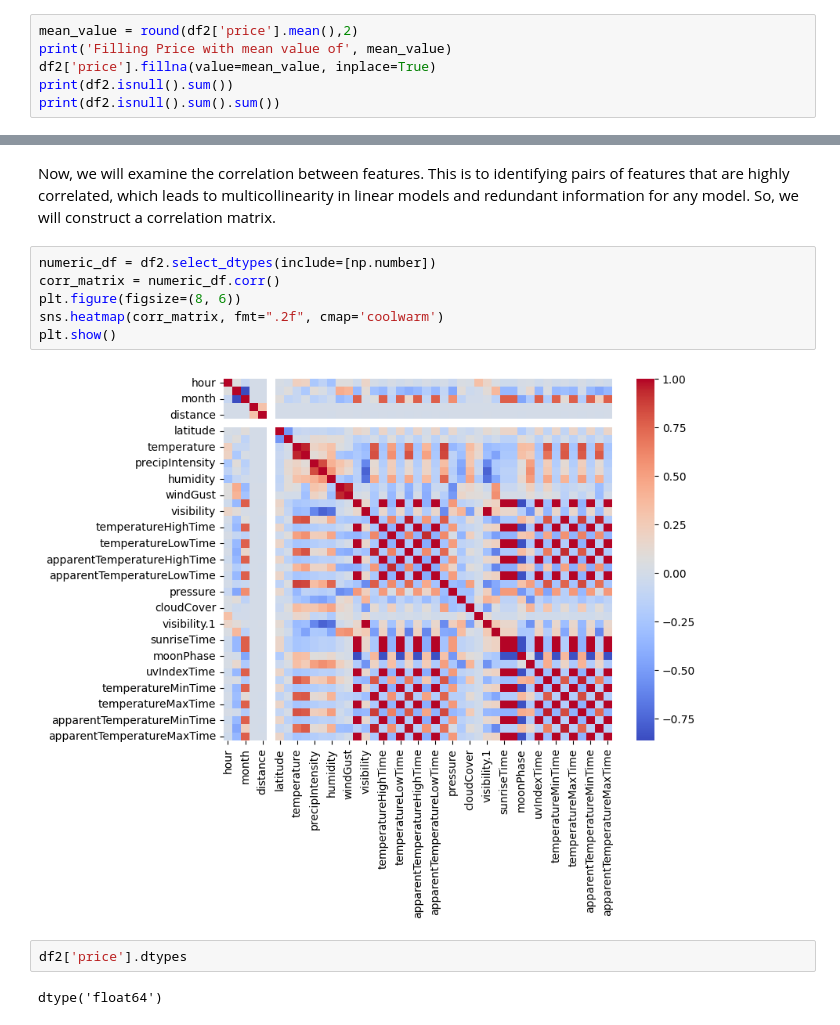
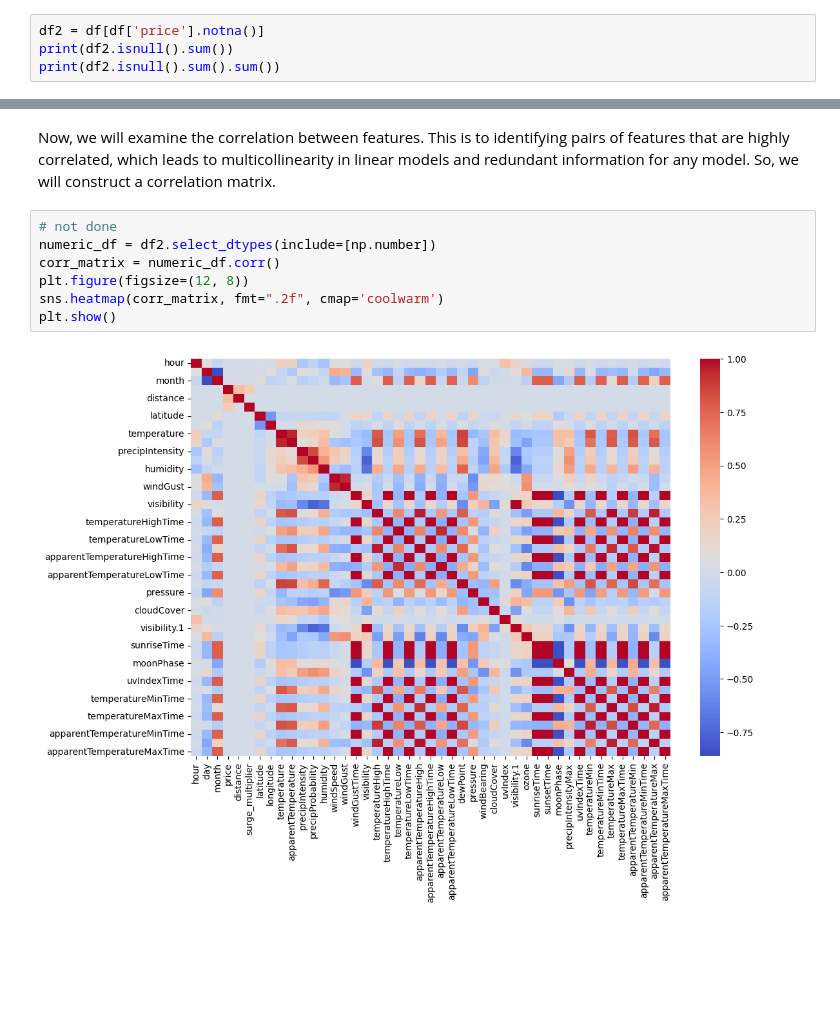
Before and after one commit to achchala/rideshare-predictive-pricing, a Jupyter notebook: notebooks/data_exploration.ipynb, the cells around one changed output, grey strips where cells are left out. Drawn from its saved outputs; the diff is of its cells as text; blank space fills up the shorter version.

```diff
--- a/notebooks/data_exploration.ipynb
+++ b/notebooks/data_exploration.ipynb
@@ -77,7 +79,5 @@ Percentage of missing values in the Uber price column: 7.949402009317949%
 # %%
-mean_value = round(df2['price'].mean(),2)
-print('Filling Price with mean value of', mean_value)
-df2['price'].fillna(value=mean_value, inplace=True)
+df2 = df[df['price'].notna()]
 print(df2.isnull().sum())
 print(df2.isnull().sum().sum())
 # %% [output]
@@ -172,14 +173,11 @@ plt.show()
 # %% [markdown]
 Now, we will examine the correlation between features. This is to identifying pairs of features that are highly correlated, which leads to multicollinearity in linear models and redundant information for any model. So, we will construct a correlation matrix.
 # %%
+# not done
 numeric_df = df2.select_dtypes(include=[np.number])
 corr_matrix = numeric_df.corr()
-plt.figure(figsize=(8, 6))
+plt.figure(figsize=(12, 8))
 sns.heatmap(corr_matrix, fmt=".2f", cmap='coolwarm')
 plt.show()
 # %% [output]
-[figure, old version]
+[figure, new version]
-# %%
-df2['price'].dtypes
-# %% [output]
-dtype('float64')
```
Also changed, not shown: parts of 6 cells of this notebook.
